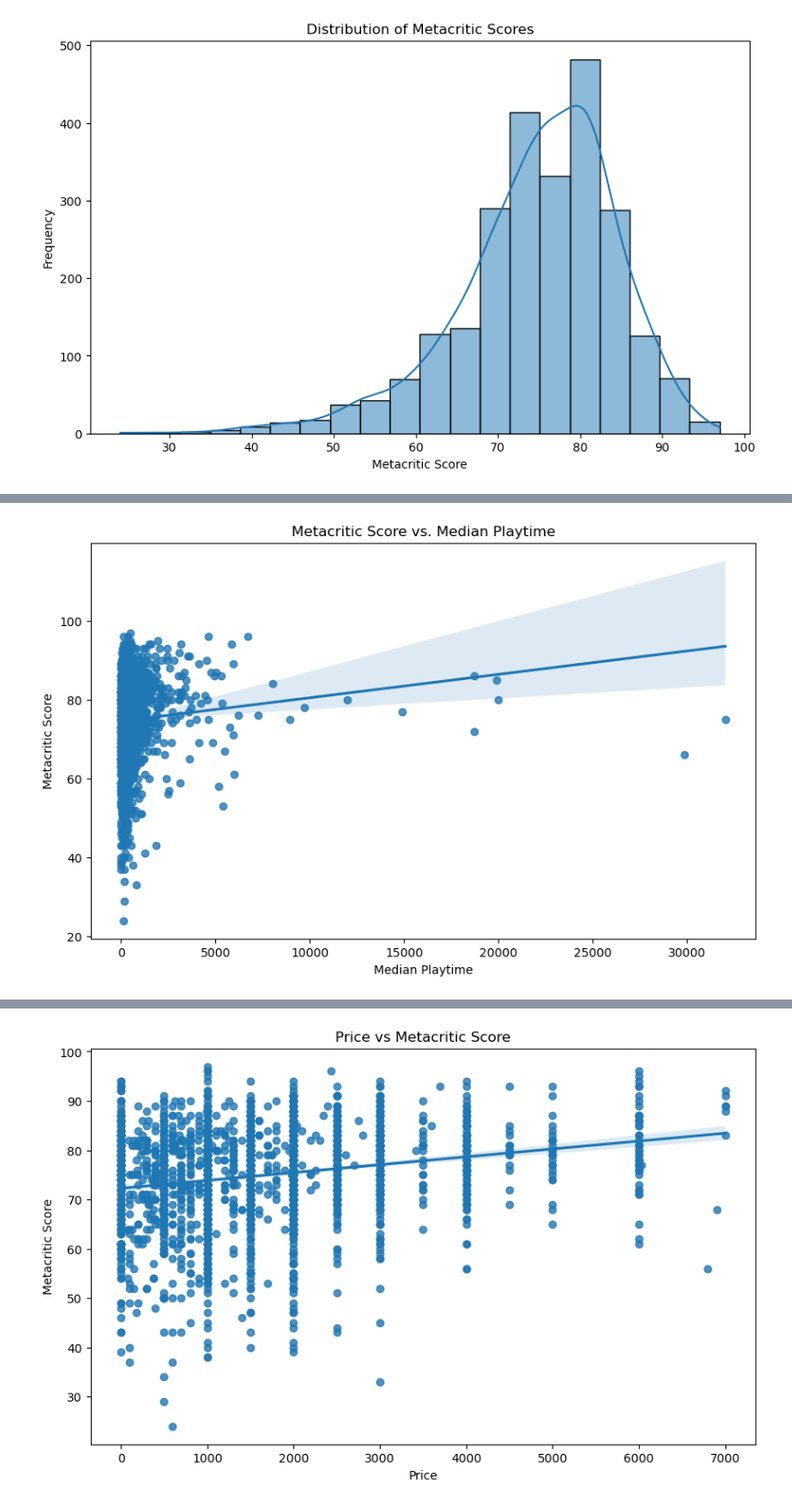
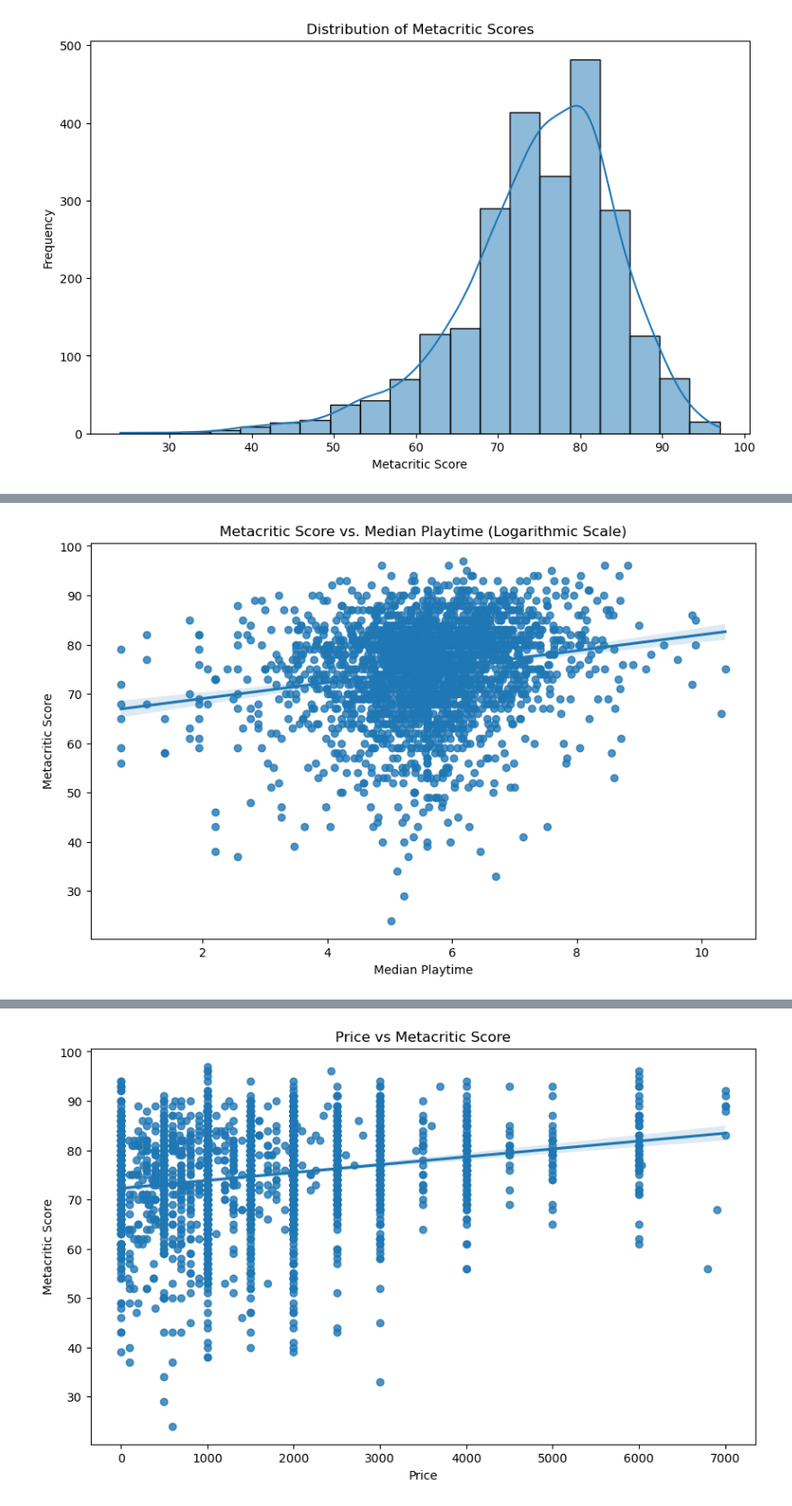
Before and after one commit to phuchng/SteamRatingAnalysis, a Jupyter notebook: games_prediction.ipynb, the cells around one changed output, grey strips where cells are left out. Shown at 90% size. Saved outputs shown, nothing was run; the diff lists cells and outputs as text; code cells hidden in the pictures.

```diff
--- a/games_prediction.ipynb
+++ b/games_prediction.ipynb
@@ -120,6 +127,8 @@ def fetch_all_steam_store_data(app_ids):
 # %%
 steamspy_df = pd.read_csv('steamspy_data.csv')
 steamstore_df = pd.read_csv('steamstore_data.csv')
-
+# floating point 2
+steamspy_df.userscore = steamspy_df.positive / (steamspy_df.positive + steamspy_df.negative)
+steamspy_df.drop(columns=['positive', 'negative'], inplace=True)
 steamspy_df.head()
 # %% [output]
@@ -205,11 +214,28 @@ top_genres = ['indie', 'action', 'casual', 'adventure', 'simulation',
 for genre in top_genres:
     merged_df[f'genre_{genre}'] = merged_df['genre_list'].apply(lambda x: int(genre in x))
 
-selected_columns = ['appid', 'name', 'metacritic', 'median_forever', 'price', 'languages']
+selected_columns = ['appid', 'name', 'metacritic', 'userscore', 'median_forever', 'ccu', 'price', 'languages']
 selected_columns += [f'genre_{genre}' for genre in top_genres]
 # Create the final DataFrame
 processed_df = merged_df[selected_columns]
 processed_df.rename(columns={'median_forever': 'median_playtime'}, inplace=True)
+
+# Calculate median and replace zeros for playtime
+median_of_median_playtime = int(processed_df[processed_df['median_playtime'] > 0]['median_playtime'].median())
+processed_df.loc[processed_df['median_playtime'] == 0, 'median_playtime'] = median_of_median_playtime
+
+# Apply log transformation to playtime
+processed_df = processed_df.copy()
+processed_df['median_playtime'] = processed_df['median_playtime'].astype('float64')
+processed_df['median_playtime'] = np.log1p(processed_df['median_playtime'])
+
+# calculate median and replace zeros for concurrent users
+median_of_ccu = int(processed_df[processed_df['ccu'] > 0]['ccu'].median())
+processed_df.loc[processed_df['ccu'] == 0, 'ccu'] = median_of_ccu
+# Apply log transformation to concurrent users
+processed_df = processed_df.copy()
+processed_df['ccu'] = processed_df['ccu'].astype('float64')
+processed_df['ccu'] = np.log1p(processed_df['ccu'])
 # %% [output]
 A value is trying to be set on a copy of a slice from a DataFrame
 
@@ -254,9 +290,9 @@ plt.show()
 # %%
 plt.figure(figsize=(10, 6))
 sns.regplot(x=processed_df['median_playtime'], y='metacritic', data=processed_df)  # Log transformation
 plt.xlabel('Median Playtime')
 plt.ylabel('Metacritic Score')
-plt.title('Metacritic Score vs. Median Playtime')
+plt.title('Metacritic Score vs. Median Playtime (Logarithmic Scale)')
 plt.show()
 # %% [output]
-[figure, old version]
+[figure, new version]
```
Also changed, not shown: parts of 21 cells of this notebook.
